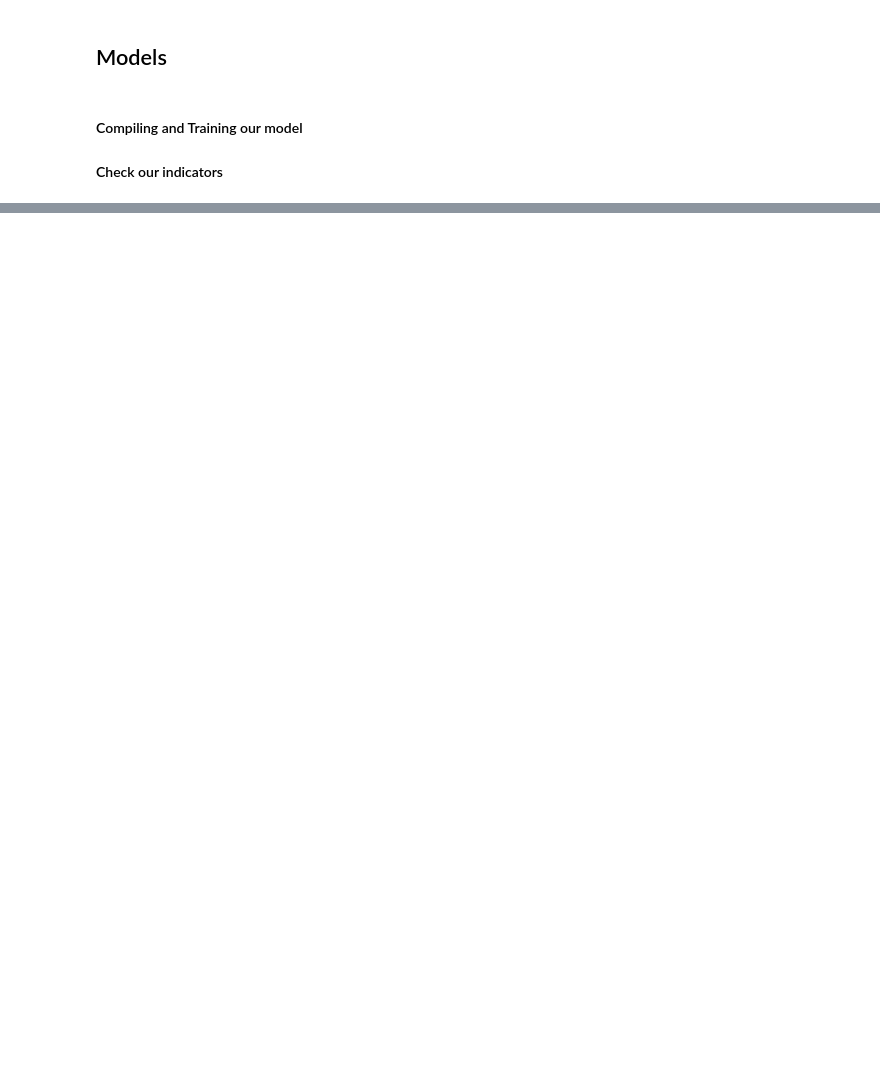
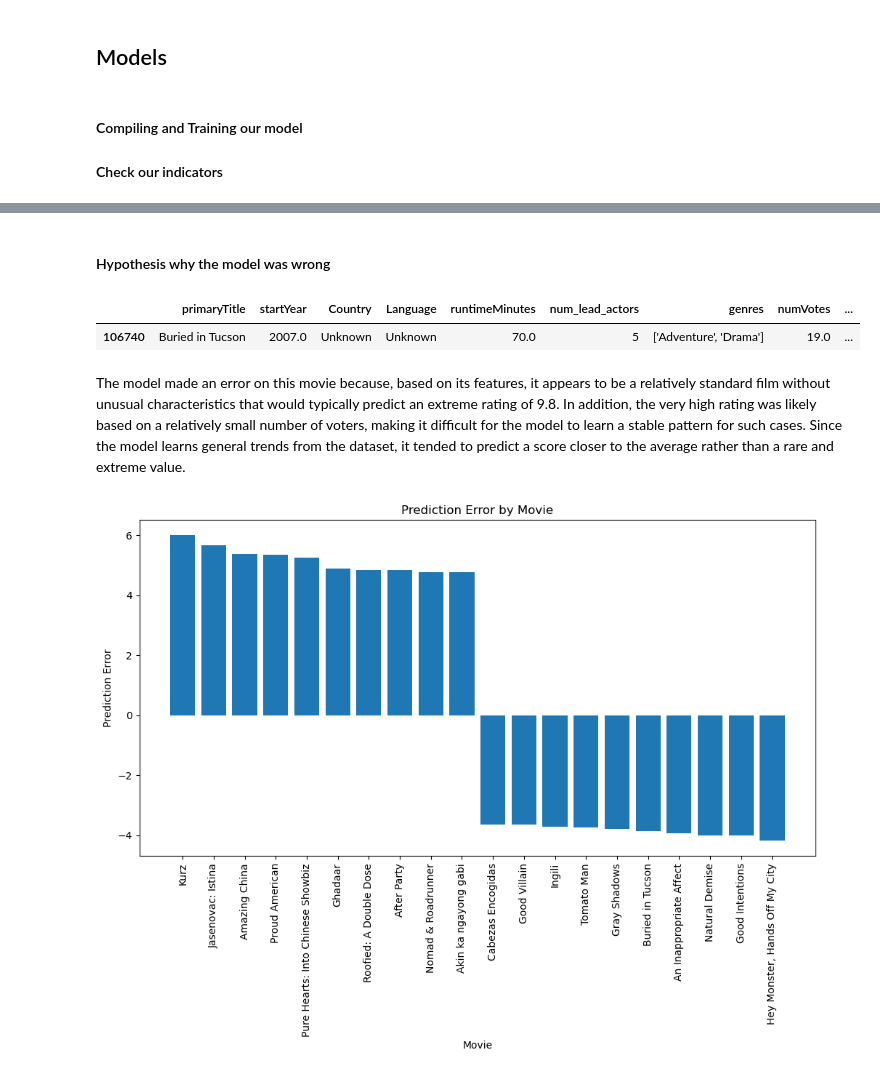
Before and after one commit to BarelAndArad/python-ml-project, a Jupyter notebook: Python_ML_Project.ipynb, the cells around one changed output, grey strips where cells are left out. Saved outputs shown, nothing was run; the diff lists cells and outputs as text; code cells hidden in the pictures; blank space fills up the shorter version.

```diff
--- a/Python_ML_Project.ipynb
+++ b/Python_ML_Project.ipynb
@@ -682,0 +1087,22 @@ R²: 0.2654 (± 0.0081)
+# %%
+df = df_prepared
+# %%
+# 1. איחוד שתי רשימות החריגים לטבלה אחת של 20 סרטים
+outliers_combined = pd.concat([top_10_overpredicted, top_10_underpredicted])
+
+# --- אפשרות א': סינון לפי שם הסרט ---
+# בהנחה ששם הסרט ב-df המקורי נמצא בעמודה 'primaryTitle' (שנה אם זה שונה אצלך)
+outlier_titles = outliers_combined['Movie Title']
+
+# החלף את 'df' בשם המשתנה של הדאטה-פריים המלא שלך (למשל df_test_raw או df_movies)
+df_outliers_full_data = df[df['primaryTitle'].isin(outlier_titles)]
+
+
+# --- אפשרות ב': סינון לפי האינדקס (מומלץ ובטוח יותר) ---
+# אם ה-DataFrame המקורי שלך חולק את אותו אינדקס (מספרי שורות) כמו התחזיות:
+# df_outliers_full_data = df.loc[outliers_combined.index]
+
+
+
+df_outliers_full_data = df_outliers_full_data.copy()
+df_outliers_full_data['Prediction Error'] = outliers_combined['Prediction Error']
@@ -682,0 +1252,26 @@ R²: 0.2654 (± 0.0081)
+# %% [markdown]
+#### Hypothesis why the model was wrong
+# %%
+relevant_fields_buried = [
+    "primaryTitle",
+    "startYear",
+    "Country",
+    "Language",
+    "runtimeMinutes",
+    "num_lead_actors",
+    "genres",
+    "numVotes",
+    "averageRating",
+    "Prediction Error",
+]
+
+sampled_movies[sampled_movies["primaryTitle"] == "Buried in Tucson"][
+    relevant_fields_buried
+]
+# %% [output]
+|  | primaryTitle | startYear | Country | Language | runtimeMinutes | num_lead_actors | genres | numVotes | ... |
+| 106740 | Buried in Tucson | 2007.0 | Unknown | Unknown | 70.0 | 5 | ['Adventure', 'Drama'] | 19.0 | ... |
+# %% [markdown]
+The model made an error on this movie because, based on its features, it appears to be a relatively standard film without unusual characteristics that would typically predict an extreme rating of 9.8.
+In addition, the very high rating was likely based on a relatively small number of voters, making it difficult for the model to learn a stable pattern for such cases.
+Since the model learns general trends from the dataset, it tended to predict a score closer to the average rather than a rare and extreme value.
@@ -682,0 +1280,22 @@ R²: 0.2654 (± 0.0081)
+# %%
+df_sorted = df_outliers_full_data.sort_values(
+    "Prediction Error",
+    ascending=False
+)
+
+plt.figure(figsize=(12,6))
+
+plt.bar(
+    df_sorted["primaryTitle"],
+    df_sorted["Prediction Error"]
+)
+
+plt.xticks(rotation=90)
+
+plt.xlabel("Movie")
+plt.ylabel("Prediction Error")
+plt.title("Prediction Error by Movie")
+
+plt.show()
+# %% [output]
+[figure, added]
```
Also changed, not shown: parts of 110 cells of this notebook.
